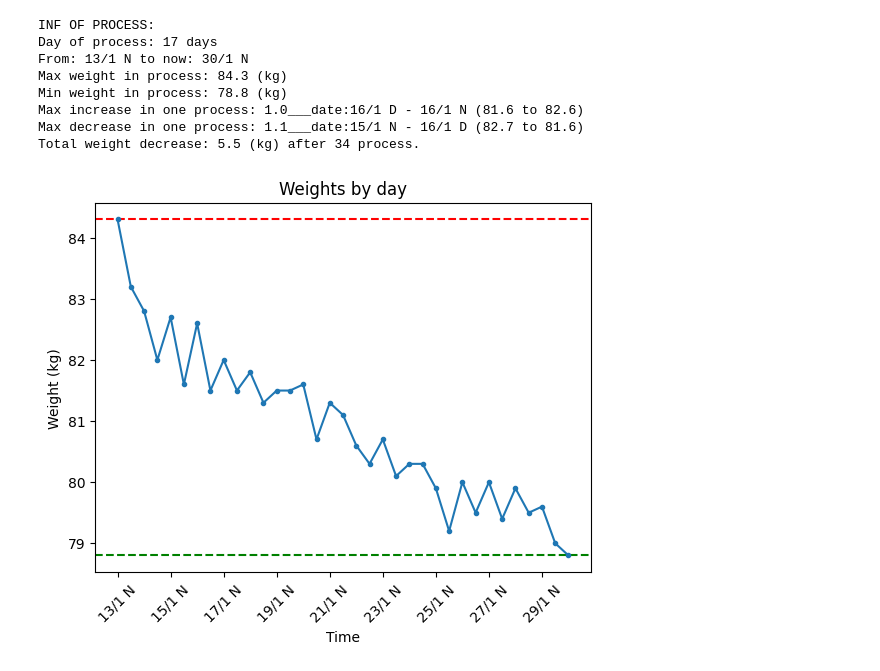
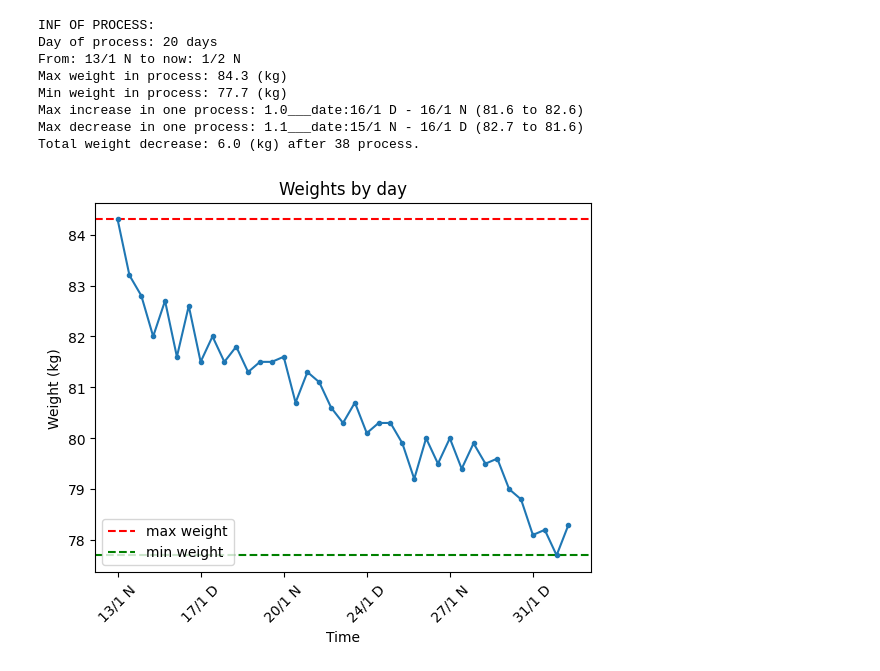
Before and after one commit to thanhbl-hust/Data-structures-and-Algorithms, a Jupyter notebook: train_12_1/weights.ipynb, the cells around one changed output. Saved outputs shown, nothing was run; the diff lists cells and outputs as text; code cells hidden in the pictures.

Commit message:
update process

```diff
--- a/train_12_1/weights.ipynb
+++ b/train_12_1/weights.ipynb
@@ -29,17 +29,17 @@ w = [
     82,    81.5,   81.8,   81.3,   81.5,   81.5,   81.6,   80.7,
     81.3,  81.1,   80.6,   80.3,   80.7,   80.1,   80.3,   80.3,
     79.9,  79.2,   80,     79.5,   80,     79.4,   79.9,   79.5,
-    79.6,  79,     78.8
+    79.6,  79,     78.8,   78.1,   78.2,   77.7,   78.3
 ]
 d = [
     '13/1 N', '14/1 D', '14/1 N', '15/1 D', '15/1 N', '16/1 D', '16/1 N', '17/1 D',
     '17/1 N', '18/1 D', '18/1 N', '19/1 D', '19/1 N', '20/1 D', '20/1 N', '21/1 D',
     '21/1 N', '22/1 D', '22/1 N', '23/1 D', '23/1 N', '24/1 D', '24/1 N', '25/1 D',
     '25/1 N', '26/1 D', '26/1 N', '27/1 D', '27/1 N', '28/1 D', '28/1 N', '29/1 D',
-    '29/1 N', '30/1 D', '30/1 N'
+    '29/1 N', '30/1 D', '30/1 N', '31/1 D', '31/1 N', '1/2 D' , '1/2 N'
 ]
 
-times = 8
+times = 5
 times_appear = len(d) / times
 times_appear = int(times_appear)
 n = len(w)
@@ -47,40 +47,42 @@ average_values = []
 for i in range(0, n, times_appear):
     average = np.mean(w[i: i + times_appear])
     average_values.append(average)
 
 x_ticks = range(0, n, times_appear)
 x_labels = [d[i] for i in x_ticks]
 
 max_value = np.max(w)
 min_value = np.min(w)
 
 #oneday has 2 parameters, 0:00 and after wake up
 maxIn, maxDe, inr1, inr2, der1, der2 = findMaxandMin(w)
 
 print("INF OF PROCESS:")
-print(f'Day of process: {int(len(w) / 2)} days')
+print(f'Day of process: {int((len(w) + len(w) % 2) / 2)} days')
 print(f'From: {d[0]} to now: {d[len(d) - 1]}')
 print(f'Max weight in process: {round(max(w), 2)} (kg)')
 print(f'Min weight in process: {round(min(w), 2)} (kg)')
 print(f'Max increase in one process: {round(maxIn, 1)}___date:{d[inr1]} - {d[inr2]} ({w[inr1]} to {w[inr2]})')
 print(f'Max decrease in one process: {round(maxDe, 2)}___date:{d[der1]} - {d[der2]} ({w[der1]} to {w[der2]})')
 print(f'Total weight decrease: {round(abs(w[len(w) - 1] - w[0]), 1)} (kg) after {len(w) - 1} process.')
 
-plt.axhline(y=max_value, color='r', linestyle='--', label='Max')
-plt.axhline(y=min_value, color='g', linestyle='--', label='Min')
-plt.plot(d, w, marker='.')
+plt.axhline(y = max_value, color = 'r', linestyle = '--', label = 'Max')
+plt.axhline(y = min_value, color = 'g', linestyle = '--', label = 'Min')
+plt.plot(d, w, marker = '.')
 plt.xlabel('Time')
 plt.ylabel('Weight (kg)')
 plt.title('Weights by day')
-plt.xticks(x_ticks, x_labels, rotation=45)
+
+plt.xticks(x_ticks, x_labels, rotation = 45)
+plt.legend(['max weight', 'min weight'], loc='lower left')
 plt.show()
 # %% [output]
 INF OF PROCESS:
-Day of process: 17 days
-From: 13/1 N to now: 30/1 N
+Day of process: 20 days
+From: 13/1 N to now: 1/2 N
 Max weight in process: 84.3 (kg)
-Min weight in process: 78.8 (kg)
+Min weight in process: 77.7 (kg)
 Max increase in one process: 1.0___date:16/1 D - 16/1 N (81.6 to 82.6)
 Max decrease in one process: 1.1___date:15/1 N - 16/1 D (82.7 to 81.6)
-Total weight decrease: 5.5 (kg) after 34 process.
+Total weight decrease: 6.0 (kg) after 38 process.
-[figure, old version]
+[figure, new version]
```
